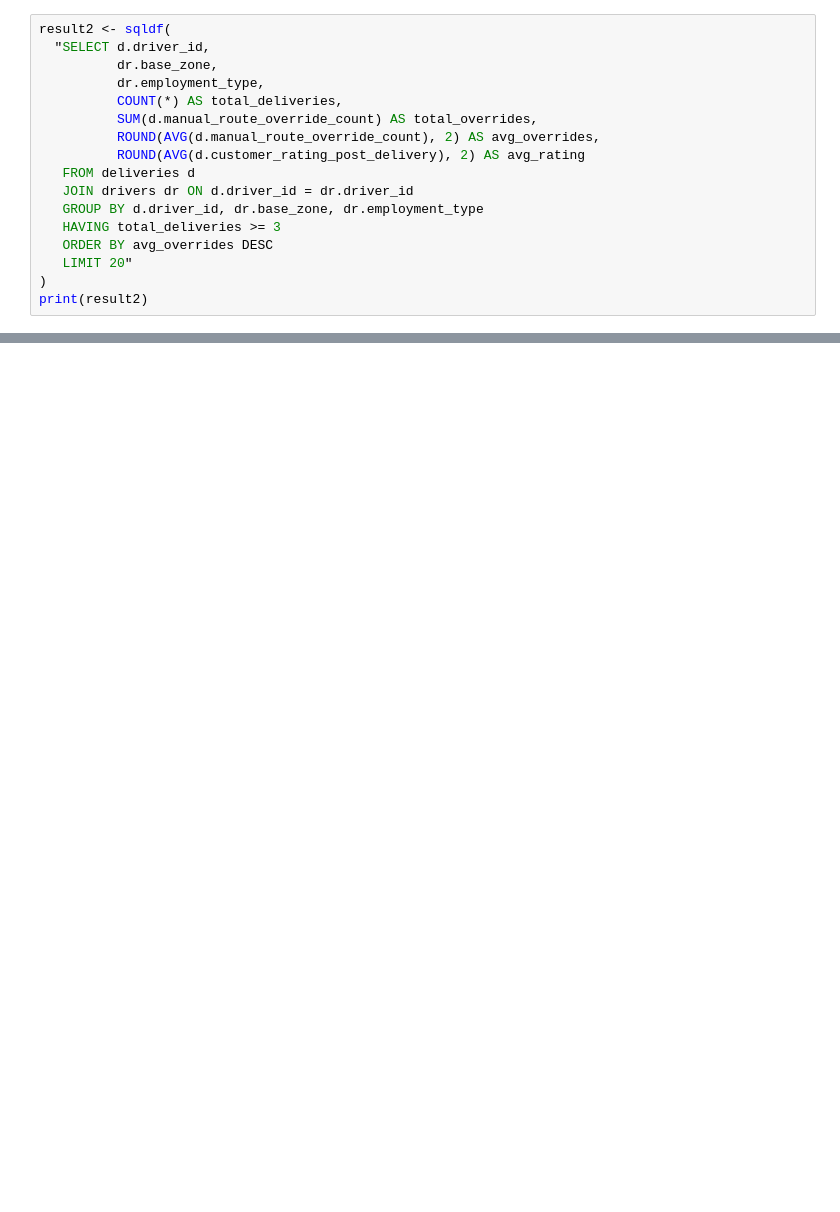
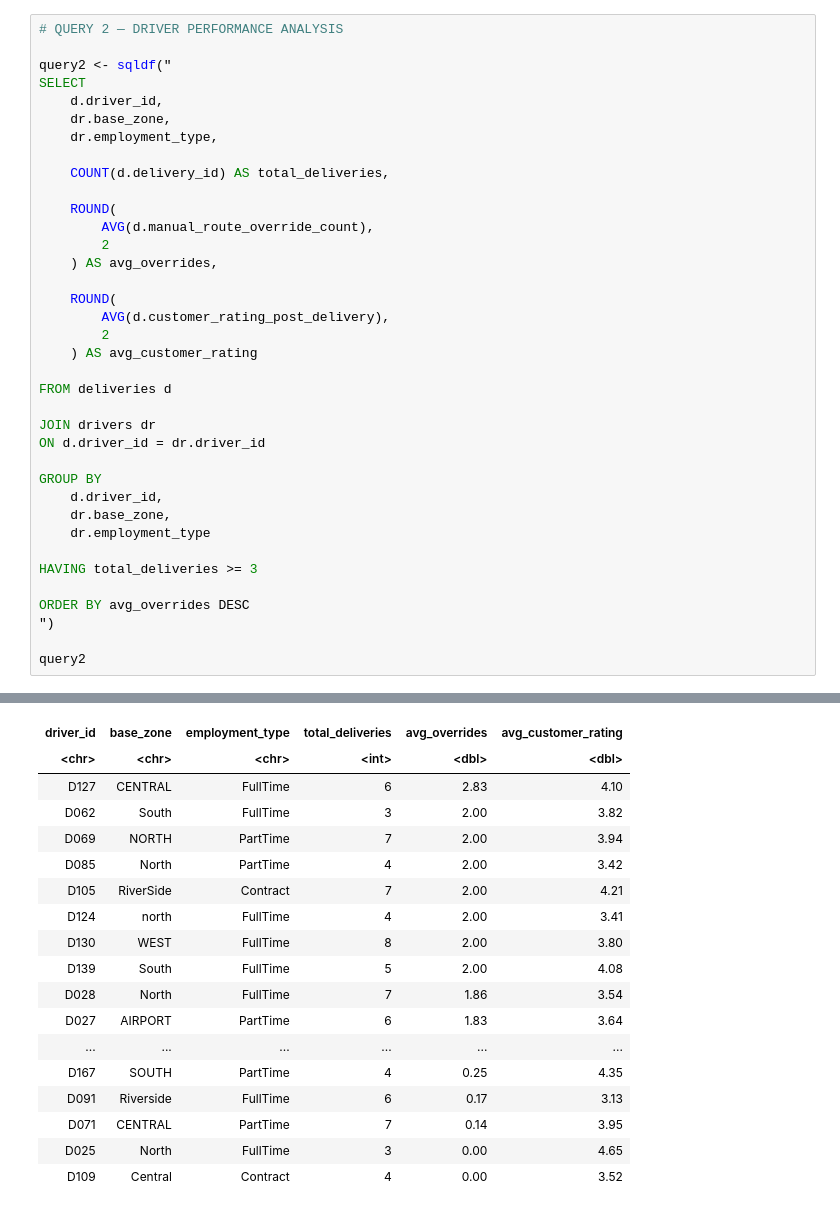
Before and after one commit to chithrakumardakshan-cloud/northstar-analytics, a Jupyter notebook: notebooks/01_sql_in_r.ipynb, the cells around one changed output, grey strips where cells are left out. Cells and saved outputs as stored; diff of their text form; blank space fills up the shorter version.

```diff
--- a/notebooks/01_sql_in_r.ipynb
+++ b/notebooks/01_sql_in_r.ipynb
@@ -76,18 +152,38 @@ print(result1)
 # %%
-result2 <- sqldf(
-  "SELECT d.driver_id,
-          dr.base_zone,
-          dr.employment_type,
-          COUNT(*) AS total_deliveries,
-          SUM(d.manual_route_override_count) AS total_overrides,
-          ROUND(AVG(d.manual_route_override_count), 2) AS avg_overrides,
-          ROUND(AVG(d.customer_rating_post_delivery), 2) AS avg_rating
-   FROM deliveries d
-   JOIN drivers dr ON d.driver_id = dr.driver_id
-   GROUP BY d.driver_id, dr.base_zone, dr.employment_type
-   HAVING total_deliveries >= 3
-   ORDER BY avg_overrides DESC
-   LIMIT 20"
-)
-print(result2)
+# QUERY 2 — DRIVER PERFORMANCE ANALYSIS
+
+query2 <- sqldf("
+SELECT
+    d.driver_id,
+    dr.base_zone,
+    dr.employment_type,
+
+    COUNT(d.delivery_id) AS total_deliveries,
+
+    ROUND(
+        AVG(d.manual_route_override_count),
+        2
+    ) AS avg_overrides,
+
+    ROUND(
+        AVG(d.customer_rating_post_delivery),
+        2
+    ) AS avg_customer_rating
+
+FROM deliveries d
+
+JOIN drivers dr
+ON d.driver_id = dr.driver_id
+
+GROUP BY
+    d.driver_id,
+    dr.base_zone,
+    dr.employment_type
+
+HAVING total_deliveries >= 3
+
+ORDER BY avg_overrides DESC
+")
+
+query2
 # %% [output]
@@ -111 +191,19 @@ print(result2)
+| driver_id | base_zone | employment_type | total_deliveries | avg_overrides | avg_customer_rating |
+| <chr> | <chr> | <chr> | <int> | <dbl> | <dbl> |
+| D127 | CENTRAL | FullTime | 6 | 2.83 | 4.10 |
+| D062 | South | FullTime | 3 | 2.00 | 3.82 |
+| D069 | NORTH | PartTime | 7 | 2.00 | 3.94 |
+| D085 | North | PartTime | 4 | 2.00 | 3.42 |
+| D105 | RiverSide | Contract | 7 | 2.00 | 4.21 |
+| D124 | north | FullTime | 4 | 2.00 | 3.41 |
+| D130 | WEST | FullTime | 8 | 2.00 | 3.80 |
+| D139 | South | FullTime | 5 | 2.00 | 4.08 |
+| D028 | North | FullTime | 7 | 1.86 | 3.54 |
+| D027 | AIRPORT | PartTime | 6 | 1.83 | 3.64 |
+| ... | ... | ... | ... | ... | ... |
+| D167 | SOUTH | PartTime | 4 | 0.25 | 4.35 |
+| D091 | Riverside | FullTime | 6 | 0.17 | 3.13 |
+| D071 | CENTRAL | PartTime | 7 | 0.14 | 3.95 |
+| D025 | North | FullTime | 3 | 0.00 | 4.65 |
+| D109 | Central | Contract | 4 | 0.00 | 3.52 |
 # %%
```
Also changed, not shown: parts of 9 cells of this notebook.
